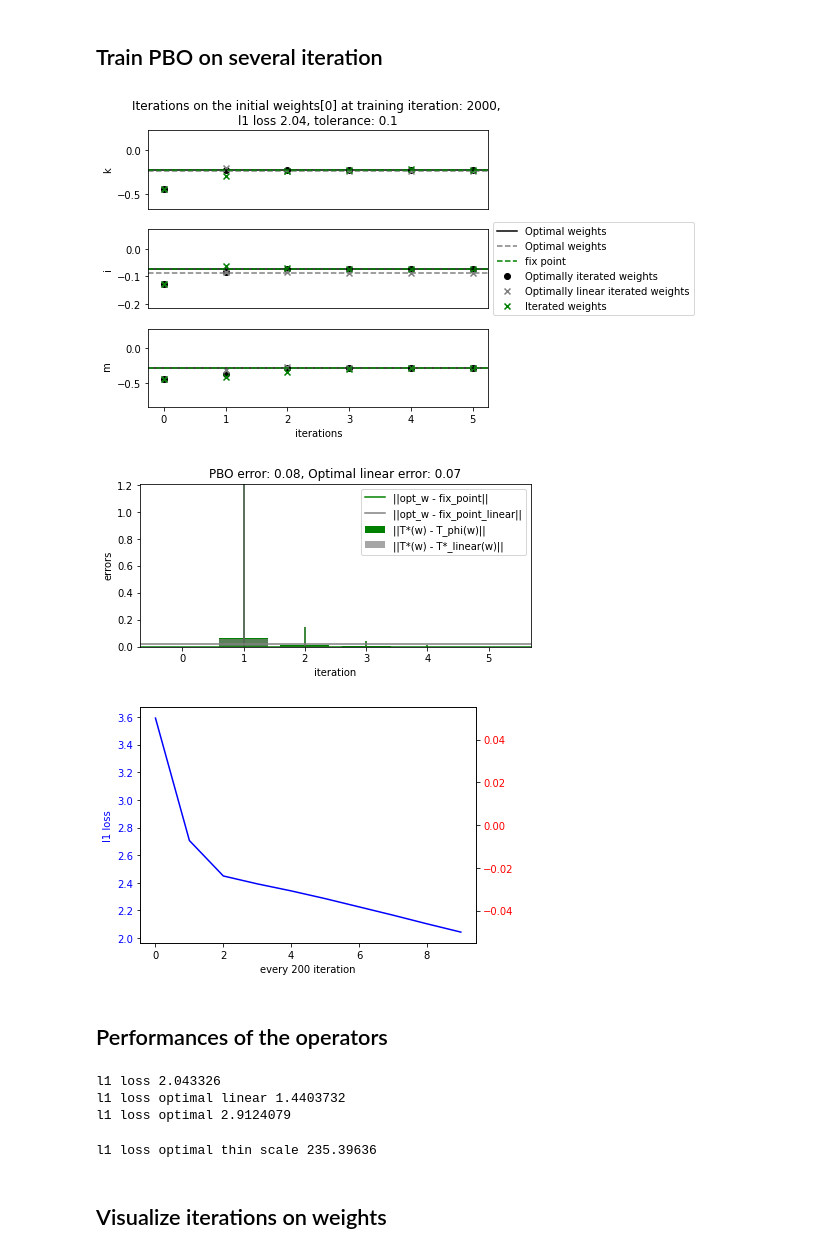
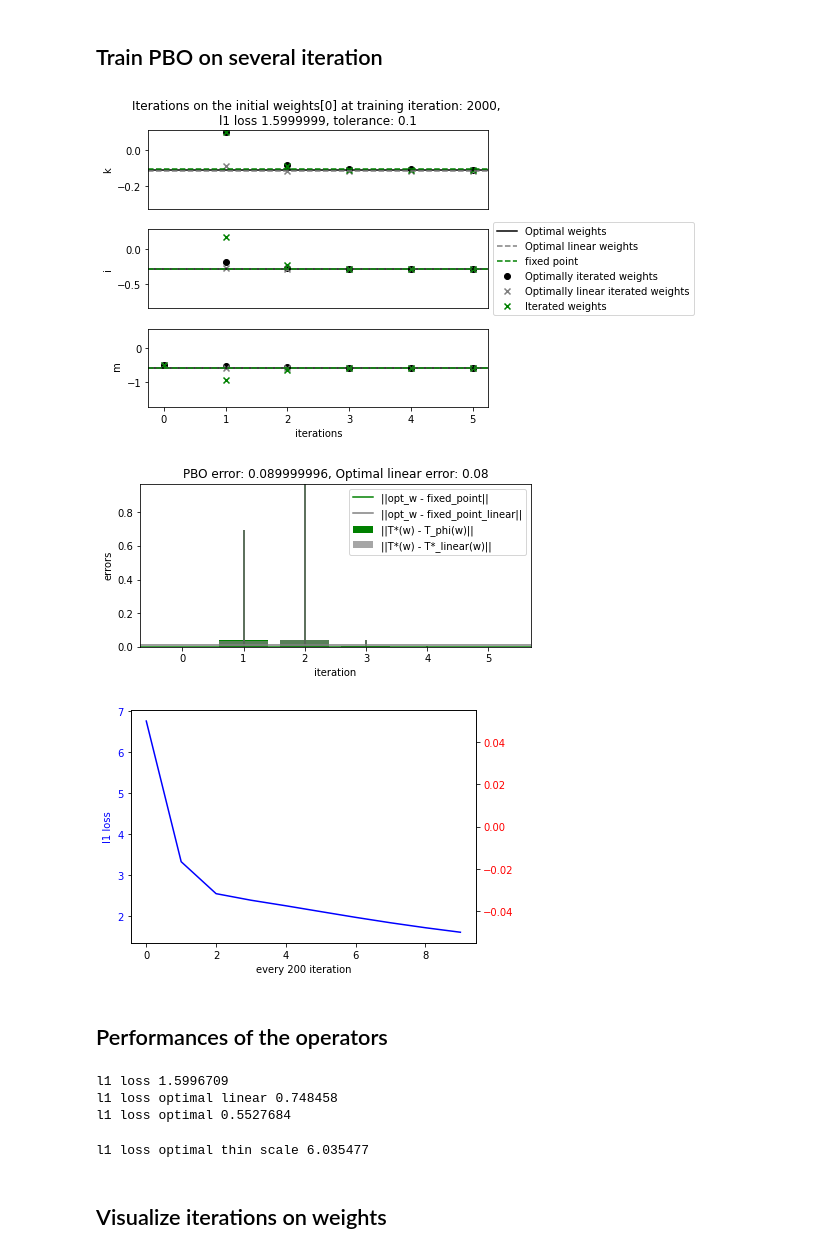
Before and after one commit to theovincent/PBO, a Jupyter notebook: simple_pbo_lqr_iterations.ipynb, the cells around one changed output. Drawn from its saved outputs; the diff is of its cells as text; code cells hidden in the pictures.

```diff
--- a/simple_pbo_lqr_iterations.ipynb
+++ b/simple_pbo_lqr_iterations.ipynb
@@ -9,10 +9,10 @@
 import jax
 
 # keys
-seed = 1
+seed = 2
 key = jax.random.PRNGKey(seed)
 env_key, key = jax.random.split(key)
-shuffle_key, q_network_key, random_weights_key, pbo_network_key, bellman_iterations_key = jax.random.split(key, 5)
+shuffle_key, q_network_key, random_weights_key, pbo_network_key = jax.random.split(key, 4)
 
 # Box over states and actions
 max_discrete_state = 5
@@ -232,37 +232,37 @@ l1_losses = []
 
 iteration = 0
 l1_loss = float("inf")
 bellman_iterations = jnp.arange(max_bellman_iterations + 1)
 
 while l1_loss > tolerance and iteration < max_iterations:
     cumulative_l2_loss = 0
 
     data_loader_weights.shuffle()
     for batch_weights in data_loader_weights:
         data_loader_samples.shuffle()
         for batch_samples in data_loader_samples:
             pbo.params, pbo.optimizer_state, l2_loss = pbo.learn_on_batch(pbo.params, pbo.optimizer_state, batch_weights, batch_samples)
             cumulative_l2_loss += l2_loss
 
     iteration += 1
 
     # Visualization
     if iteration % plot_freq == 0:
         l1_loss = pbo.l1_loss(pbo.params, data_loader_weights.weights, full_batch)
 
-        weights_iterator.iterate_on_params(pbo.params, pbo.fix_point())
+        weights_iterator.iterate_on_params(pbo.params, pbo.fixed_point())
         weights_iterator.show(
             f"Iterations on the initial weights[0] at training iteration: {iteration}, \nl1 loss {str(np.round(l1_loss, 2))}, tolerance: {tolerance}"
         )
 
         l1_losses.append(l1_loss)
 
 
 shared_axis_plot(l1_losses, np.array(l1_losses) * np.nan, f"every {plot_freq} iteration", "l1 loss")
 # %% [output]
-[figure, old version]
+[figure, new version]
-[figure, old version]
+[figure, new version]
-[figure, old version]
+[figure, new version]
 # %% [markdown]
 ## Performances of the operators
 # %%
@@ -273,9 +273,9 @@ print("l1 loss", l1_loss)
 print("l1 loss optimal linear", l1_loss_optimal_linear)
 print("l1 loss optimal", l1_loss_optimal)
 # %% [output]
-l1 loss 2.043326
-l1 loss optimal linear 1.4403732
-l1 loss optimal 2.9124079
+l1 loss 1.5996709
+l1 loss optimal linear 0.748458
+l1 loss optimal 0.5527684
 # %%
 q_thin = TheoreticalQ(
     network_key=q_network_key,
@@ -291,7 +291,7 @@ l1_loss_optimal_thin = pbo_optimal.l1_loss(pbo_thin, q_thin, data_loader_weights
 
 print("l1 loss optimal thin scale", l1_loss_optimal_thin)
 # %% [output]
-l1 loss optimal thin scale 235.39636
+l1 loss optimal thin scale 6.035477
 # %% [markdown]
 ## Visualize iterations on weights
 # %%
```
Also changed, not shown: parts of 6 cells of this notebook, 12 other files.
